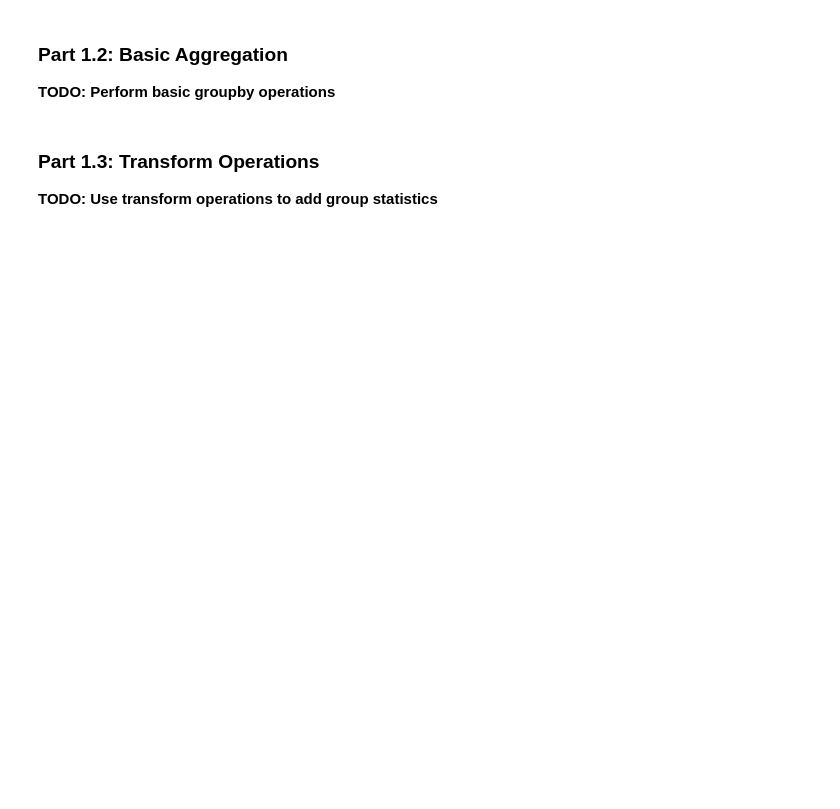
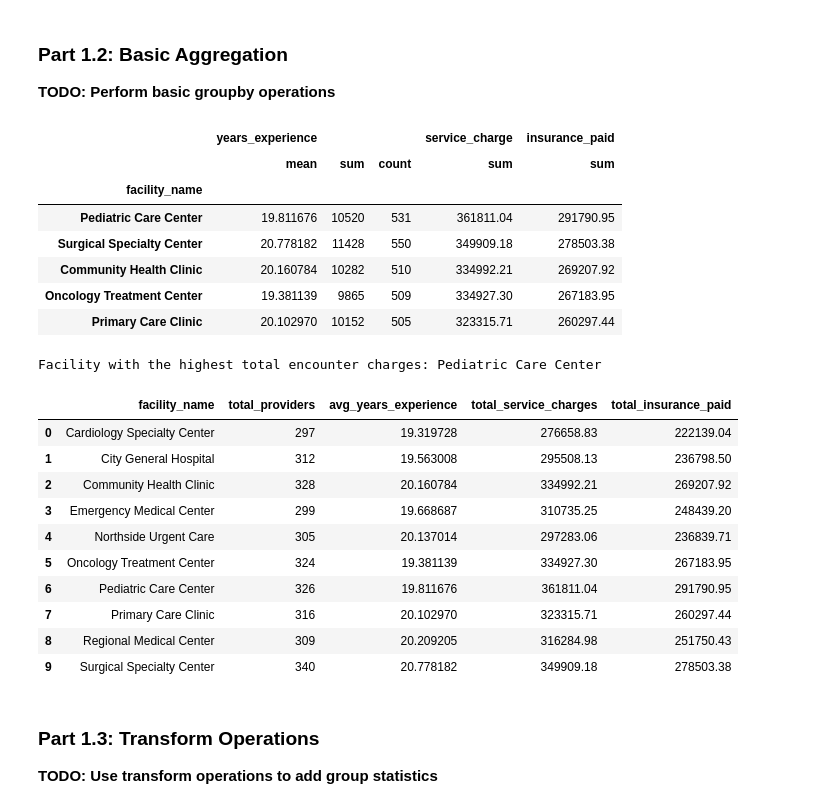
Before and after one commit to UCSF-DataSci/ds217-08-group-filter-and-flow-echang14, a Jupyter notebook: assignment.ipynb, the cells around one changed output. Cells and saved outputs as stored; diff of their text form; code cells hidden in the pictures; blank space fills up the shorter version.

```diff
--- a/assignment.ipynb
+++ b/assignment.ipynb
@@ -55,13 +77,47 @@ print("\nFirst few rows:", merged_df.head(5))
 # %%
 # TODO: Group by facility (healthcare facility) and calculate basic stats
 # TODO: Calculate mean, sum, count for years_experience by facility
 # TODO: Calculate total encounter charges by facility
 # TODO: Calculate total insurance payments by facility
 # TODO: Find the facility with highest total encounter charges
 
+grouped = merged_df.groupby("facility_name").agg({"years_experience": ["mean", "sum", "count"], "service_charge" : "sum", "insurance_paid" : "sum"})
+grouped = grouped.sort_values(by = ("service_charge", "sum"), ascending = False)
+display(grouped.head(5))
+print("Facility with the highest total encounter charges:", grouped.index[0])
+
 # TODO: Create a summary dataframe with one row per facility showing:
 #       facility_name, total_providers, avg_years_experience, total_service_charge, total_insurance_paid
+
+summary_df = merged_df.groupby("facility_name").agg(
+        total_providers = ("provider_id", "nunique"),
+        avg_years_experience = ("years_experience" , "mean"),
+        total_service_charges = ("service_charge", "sum"),
+        total_insurance_paid = ("insurance_paid", "sum")).reset_index()
+display(summary_df)
 # TODO: Save the summary dataframe as 'output/q1_groupby_analysis.csv'
+summary_df.to_csv("output/q1_groupby_analysis.csv", index = False)
+# %% [output]
+|  | years_experience |  |  | service_charge | insurance_paid |
+|  | mean | sum | count | sum | sum |
+| facility_name |  |  |  |  |  |
+| Pediatric Care Center | 19.811676 | 10520 | 531 | 361811.04 | 291790.95 |
+| Surgical Specialty Center | 20.778182 | 11428 | 550 | 349909.18 | 278503.38 |
+| Community Health Clinic | 20.160784 | 10282 | 510 | 334992.21 | 269207.92 |
+| Oncology Treatment Center | 19.381139 | 9865 | 509 | 334927.30 | 267183.95 |
+| Primary Care Clinic | 20.102970 | 10152 | 505 | 323315.71 | 260297.44 |
+Facility with the highest total encounter charges: Pediatric Care Center
+|  | facility_name | total_providers | avg_years_experience | total_service_charges | total_insurance_paid |
+| 0 | Cardiology Specialty Center | 297 | 19.319728 | 276658.83 | 222139.04 |
+| 1 | City General Hospital | 312 | 19.563008 | 295508.13 | 236798.50 |
+| 2 | Community Health Clinic | 328 | 20.160784 | 334992.21 | 269207.92 |
+| 3 | Emergency Medical Center | 299 | 19.668687 | 310735.25 | 248439.20 |
+| 4 | Northside Urgent Care | 305 | 20.137014 | 297283.06 | 236839.71 |
+| 5 | Oncology Treatment Center | 324 | 19.381139 | 334927.30 | 267183.95 |
+| 6 | Pediatric Care Center | 326 | 19.811676 | 361811.04 | 291790.95 |
+| 7 | Primary Care Clinic | 316 | 20.102970 | 323315.71 | 260297.44 |
+| 8 | Regional Medical Center | 309 | 20.209205 | 316284.98 | 251750.43 |
+| 9 | Surgical Specialty Center | 340 | 20.778182 | 349909.18 | 278503.38 |
 # %% [markdown]
 ### Part 1.3: Transform Operations
 
```
Also changed, not shown: parts of 6 cells of this notebook.
